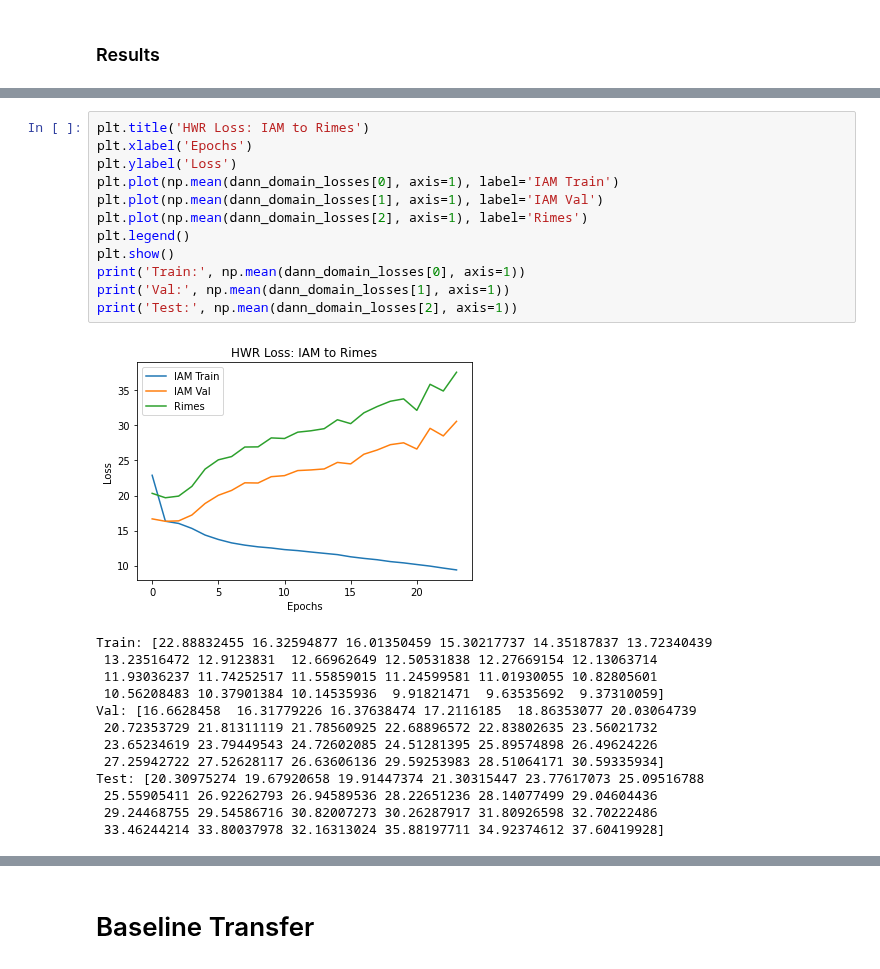
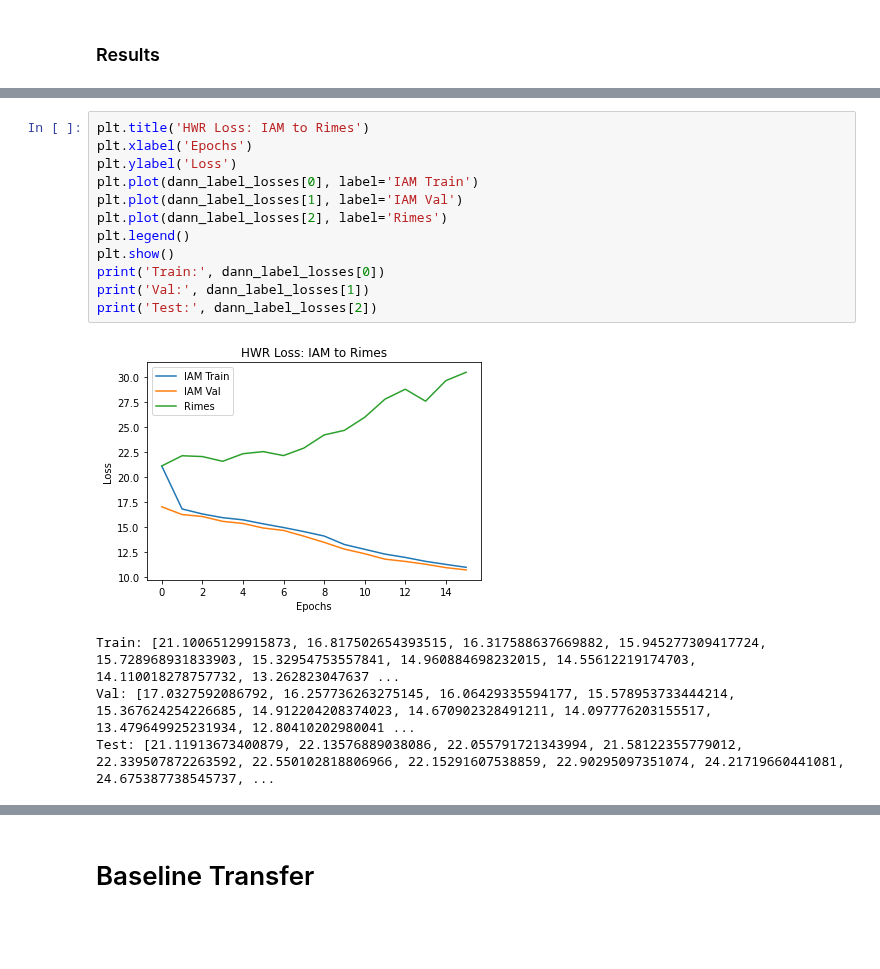
Before and after one commit to ericburdett/cs601r-dl, a Jupyter notebook: tl.ipynb, the cells around one changed output, grey strips where cells are left out. Drawn from its saved outputs; the diff is of its cells as text; blank space fills up the shorter version.

```diff
--- a/tl.ipynb
+++ b/tl.ipynb
@@ -710,29 +798,20 @@ Rimes: [0.5473273  0.31903092 0.1480942  0.08544754 0.03991767 0.03092738
 # %%
 plt.title('HWR Loss: IAM to Rimes')
 plt.xlabel('Epochs')
 plt.ylabel('Loss')
-plt.plot(np.mean(dann_domain_losses[0], axis=1), label='IAM Train')
-plt.plot(np.mean(dann_domain_losses[1], axis=1), label='IAM Val')
-plt.plot(np.mean(dann_domain_losses[2], axis=1), label='Rimes')
+plt.plot(dann_label_losses[0], label='IAM Train')
+plt.plot(dann_label_losses[1], label='IAM Val')
+plt.plot(dann_label_losses[2], label='Rimes')
 plt.legend()
 plt.show()
-print('Train:', np.mean(dann_domain_losses[0], axis=1))
-print('Val:', np.mean(dann_domain_losses[1], axis=1))
-print('Test:', np.mean(dann_domain_losses[2], axis=1))
+print('Train:', dann_label_losses[0])
+print('Val:', dann_label_losses[1])
+print('Test:', dann_label_losses[2])
 # %% [output]
-[figure, old version]
+[figure, new version]
-Train: [22.88832455 16.32594877 16.01350459 15.30217737 14.35187837 13.72340439
- 13.23516472 12.9123831  12.66962649 12.50531838 12.27669154 12.13063714
- 11.93036237 11.74252517 11.55859015 11.24599581 11.01930055 10.82805601
- 10.56208483 10.37901384 10.14535936  9.91821471  9.63535692  9.37310059]
-Val: [16.6628458  16.31779226 16.37638474 17.2116185  18.86353077 20.03064739
- 20.72353729 21.81311119 21.78560925 22.68896572 22.83802635 23.56021732
- 23.65234619 23.79449543 24.72602085 24.51281395 25.89574898 26.49624226
- 27.25942722 27.52628117 26.63606136 29.59253983 28.51064171 30.59335934]
-Test: [20.30975274 19.67920658 19.91447374 21.30315447 23.77617073 25.09516788
- 25.55905411 26.92262793 26.94589536 28.22651236 28.14077499 29.04604436
- 29.24468755 29.54586716 30.82007273 30.26287917 31.80926598 32.70222486
- 33.46244214 33.80037978 32.16313024 35.88197711 34.92374612 37.60419928]
+Train: [21.10065129915873, 16.817502654393515, 16.317588637669882, 15.945277309417724, 15.728968931833903, 15.32954753557841, 14.960884698232015, 14.55612219174703, 14.110018278757732, 13.262823047637 ...
+Val: [17.0327592086792, 16.257736263275145, 16.06429335594177, 15.578953733444214, 15.367624254226685, 14.912204208374023, 14.670902328491211, 14.097776203155517, 13.479649925231934, 12.80410202980041 ...
+Test: [21.11913673400879, 22.13576889038086, 22.055791721343994, 21.58122355779012, 22.339507872263592, 22.550102818806966, 22.15291607538859, 22.90295097351074, 24.21719660441081, 24.675387738545737, ...
 # %%
 plt.title('Character Error Rate: IAM to Rimes')
 plt.xlabel('Epochs')
```
Also changed, not shown: parts of 9 cells of this notebook.
